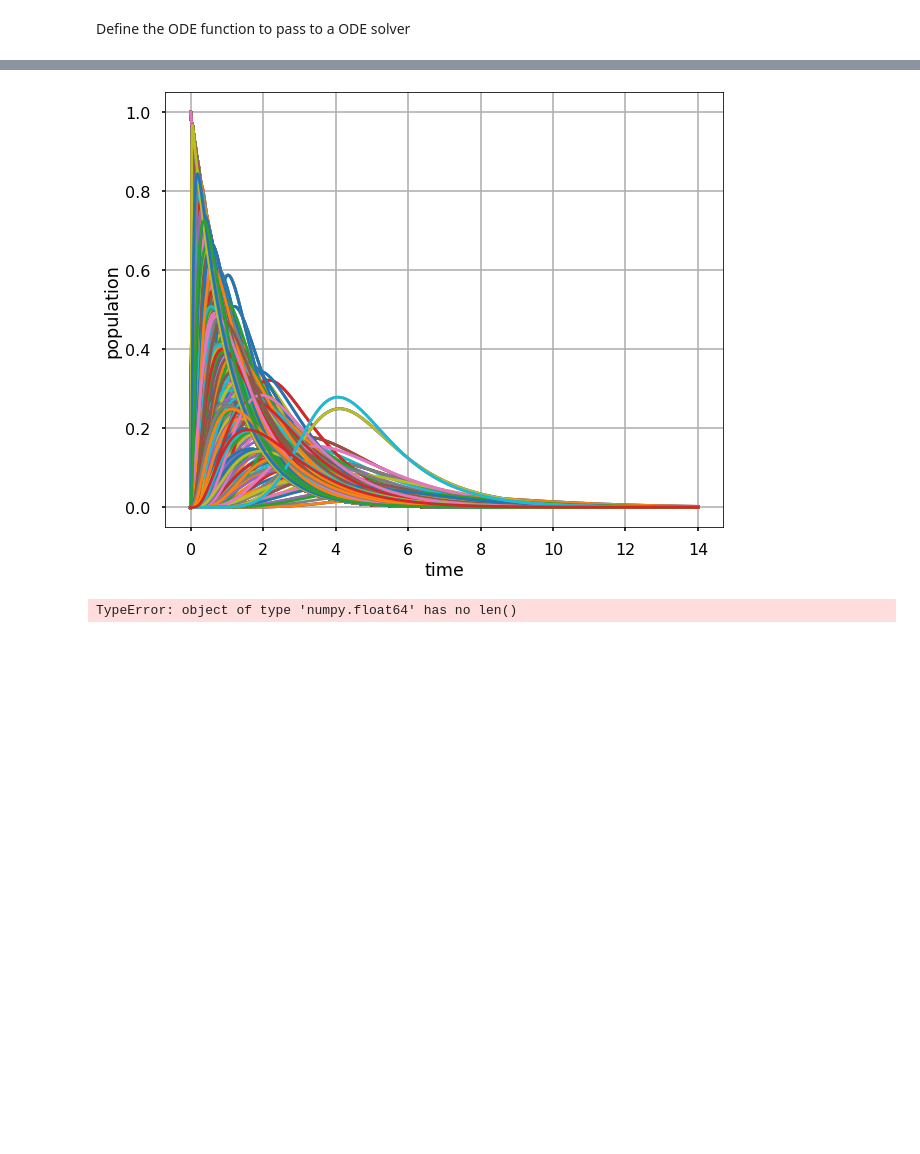
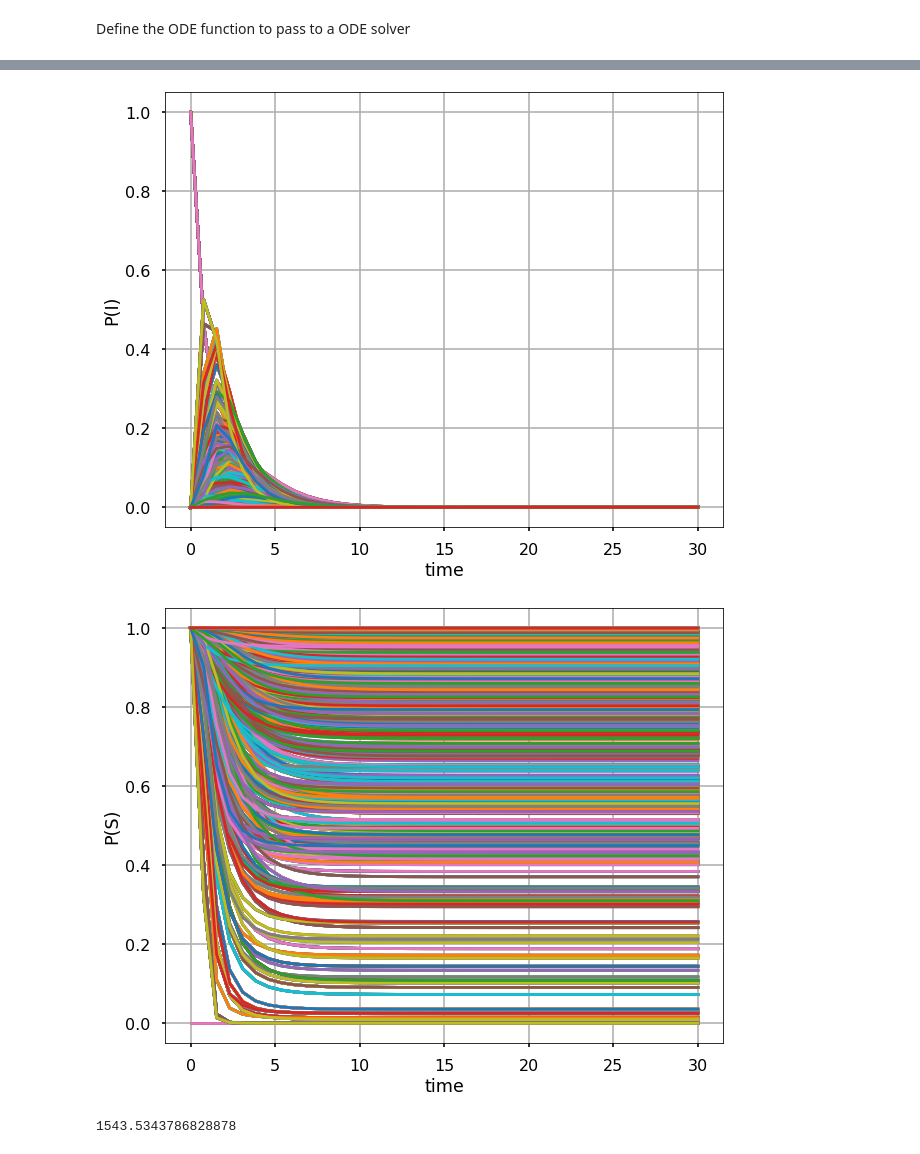
Before and after one commit to relogu/cn_project, a Jupyter notebook: notebooks/solve_ode.ipynb, the cells around one changed output, grey strips where cells are left out. Cells and saved outputs as stored; diff of their text form; code cells hidden in the pictures; blank space fills up the shorter version.

```diff
--- a/notebooks/solve_ode.ipynb
+++ b/notebooks/solve_ode.ipynb
@@ -41,7 +44,7 @@ nodes
 # %% [markdown]
 Load the list of domains (posts' sources)
 # %%
-with open('../data/graph_original_domains_each_node.txt') as f:
+with open(PATH_TO_DATA/'graph_original_domains_each_node.txt') as f:
     domains = f.read().splitlines()
 len(domains)
 # %% [output]
@@ -62,7 +65,7 @@ eig
 # %% [output]
 (136.82923238946915+0j)
 # %%
-i0 = np.loadtxt(open('../data/i0.csv'), delimiter=",")
+i0 = np.loadtxt(open(PATH_TO_DATA/'i0.csv'), delimiter=",")
 s0 = 1-i0
 total_articles = len(i0)
 i0
@@ -96,0 +132,19 @@ def fun(
+# %%
+lambdas = loguniform.rvs(1e-6, 1e-1, size=100)
+lambdas_iterator = tqdm(
+    lambdas,
+    leave=False,
+    unit='lambdas',
+)
+y = []
+N_DAYS = 30
+TIMESTEPS = 500
+for l in lambdas_iterator:
+    f = partial(fun, pars=(G, l))
+    sol = solve_ivp(
+        fun=f,
+        t_span=[0,N_DAYS],
+        y0=list(i0)+list(s0),
+        method=METHOD,
+        t_eval=np.linspace(0,N_DAYS,TIMESTEPS))
+    y.append(np.max(np.sum(sol.y[:total_articles, :],0)))
@@ -97,3 +163,5 @@ def fun(
+# %%
+LAMBDA = 0.04#1.0#0.0000215
 # %%
 f = partial(fun, pars=(G, LAMBDA))
 sol = solve_ivp(
@@ -106,10 +192,22 @@ sol
 # %%
+sol_infected, sol_susceptibles = sol.y[:total_articles, :], sol.y[total_articles:, :]
+articles_to_plot = np.random.choice(range(total_articles), 10)
+articles_to_plot = range(total_articles)
 plt.figure(figsize = (10, 8))
-[plt.plot(sol.t, sol.y[i, :]) for i in range(total_articles)]
+[plt.plot(sol.t, sol_infected[i, :]) for i in articles_to_plot]
 plt.xlabel('time')
-plt.ylabel('population')
-#plt.legend(['solution {}'.format(i) for i in range(len(sol.y[:total_articles]))])
+plt.ylabel('P(I)')
+#plt.legend(['solution {}'.format(i) for i in articles_to_plot])
 plt.grid(True)
 plt.show()
+
+plt.figure(figsize = (10, 8))
+[plt.plot(sol.t, sol_susceptibles[i, :]) for i in articles_to_plot]
+plt.xlabel('time')
+plt.ylabel('P(S)')
+#plt.legend(['solution {}'.format(i) for i in articles_to_plot])
+plt.grid(True)
+plt.show()
 # %% [output]
-[figure, old version]
+[figure, new version]
+[figure, added]
@@ -116 +218,5 @@ plt.show()
+# %%
+np.max(np.sum(sol.y[:total_articles, :],0))
+# %% [output]
+1543.5343786828878
 # %%
@@ -156,5 +256,2 @@ def create_infects(dI,dS):
 # %%
-dI, dS = create_dI(sol.y)
-Infects = create_infects(dI,dS)
+dI, dS = create_dI(sol)
-# %% [output]
-TypeError: object of type 'numpy.float64' has no len()
```
Also changed, not shown: parts of 23 cells of this notebook.
